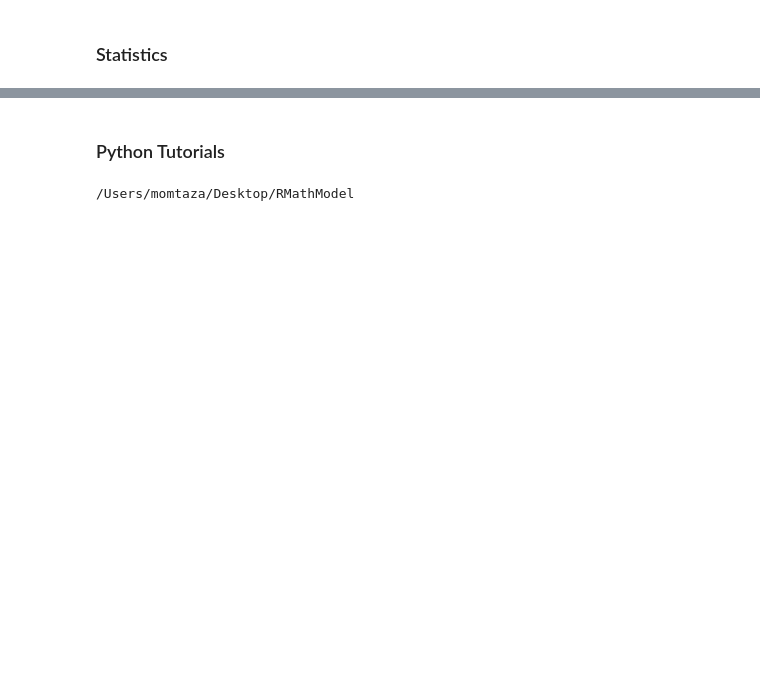
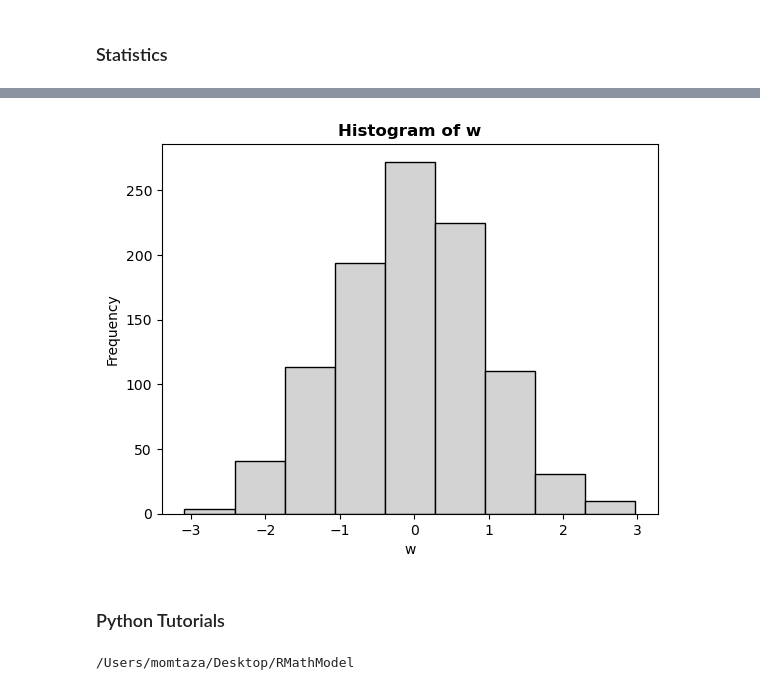
Before and after one commit to msayd99/Math_Modeling, a Jupyter notebook: Python Code/PythonMathModelCh2.ipynb, the cells around one changed output, grey strips where cells are left out. Drawn from its saved outputs; the diff is of its cells as text; code cells hidden in the pictures; blank space fills up the shorter version.

```diff
--- a/Python Code/PythonMathModelCh2.ipynb
+++ b/Python Code/PythonMathModelCh2.ipynb
@@ -316,2 +391,11 @@ max     2.037818
+# %%
+# plot the histogram of 1000 random numbers
+plt.hist(w, bins = 9, edgecolor = "black",color="lightgrey")
+plt.xlabel('w')
+plt.ylabel('Frequency')
+plt.title('Histogram of w',fontweight='bold')
+plt.show()
+# %% [output]
+[figure, added]
 # %% [markdown]
 ### Python Tutorials
```
Also changed, not shown: parts of 39 cells of this notebook.
